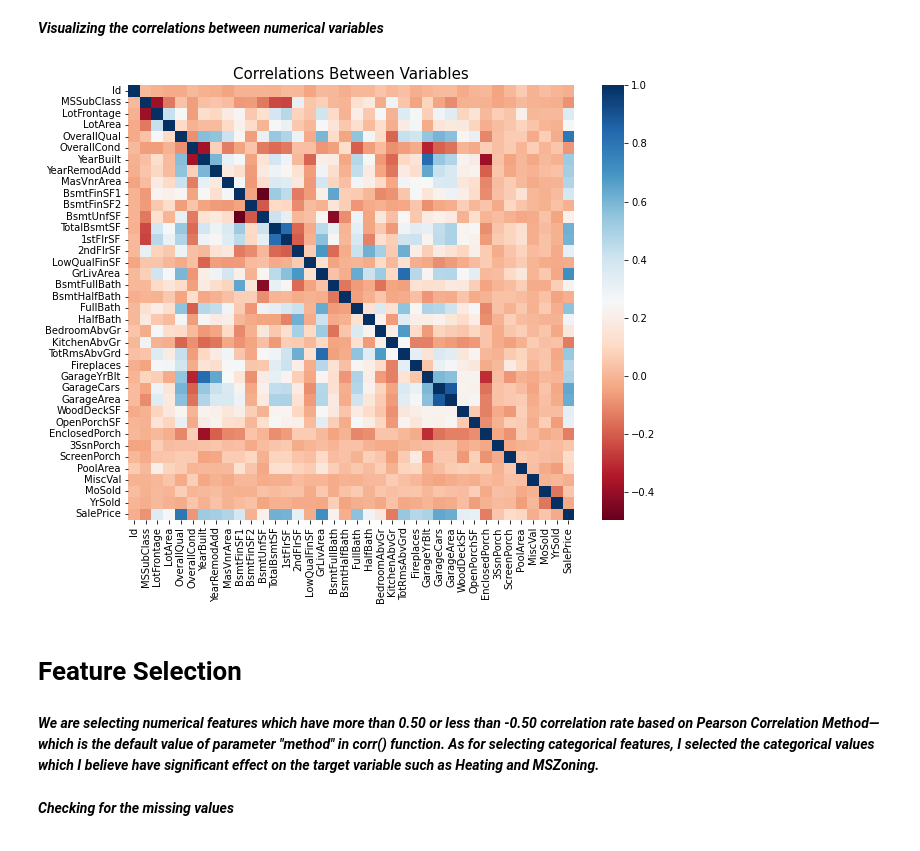
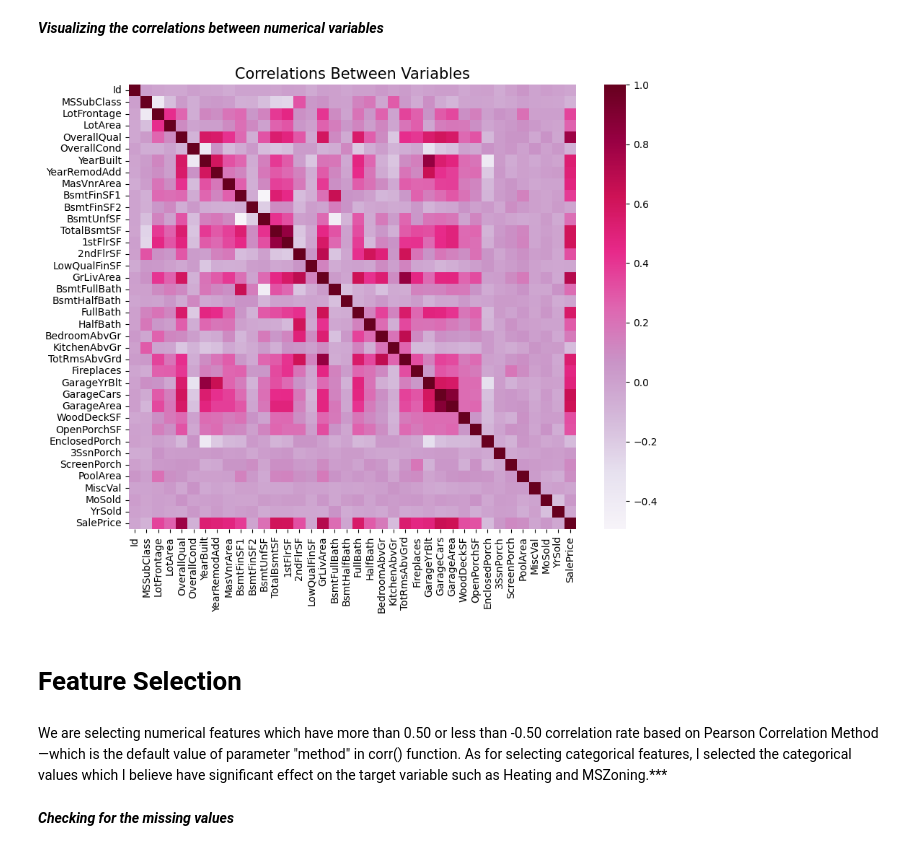
Before and after one commit to nohaylaTanajyt1/house_price_prediction, a Jupyter notebook: house_price_prediction.ipynb, the cells around one changed output. Saved outputs shown, nothing was run; the diff lists cells and outputs as text; code cells hidden in the pictures.

```diff
--- a/house_price_prediction.ipynb
+++ b/house_price_prediction.ipynb
@@ -108,7 +108,7 @@ from sklearn.preprocessing import PolynomialFeatures
 # %% [markdown]
 <h1 style="font-family: 'Times New Roman'; letter-spacing: 0.08em;">Loading the Data</h1>
 # %%
-df = pd.read_csv("../input/house-prices-advanced-regression-techniques/train.csv")
+df = pd.read_csv("train.csv")
 # %% [markdown]
 <h1 style="font-family: 'Times New Roman'; letter-spacing: 0.08em;">Exploratory Data Analysis</h1>
 # %% [markdown]
@@ -177,15 +177,15 @@ df.describe().T
 ***Visualizing the correlations between numerical variables***
 # %%
 plt.figure(figsize=(10,8))
-sns.heatmap(df.corr(), cmap="RdBu")
+sns.heatmap(df.corr(), cmap="PuRd")
 plt.title("Correlations Between Variables", size=15)
 plt.show()
 # %% [output]
-[figure, old version]
+[figure, new version]
 # %% [markdown]
 <h1 style="font-family: 'Times New Roman'; letter-spacing: 0.08em;">Feature Selection</h1>
 # %% [markdown]
-***We are selecting numerical features which have more than 0.50 or less than -0.50 correlation rate based on Pearson Correlation Method—which is the default value of parameter "method" in corr() function. As for selecting categorical features, I selected the categorical values which I believe have significant effect on the target variable such as Heating and MSZoning.***
+We are selecting numerical features which have more than 0.50 or less than -0.50 correlation rate based on Pearson Correlation Method—which is the default value of parameter "method" in corr() function. As for selecting categorical features, I selected the categorical values which I believe have significant effect on the target variable such as Heating and MSZoning.***
 # %%
 important_num_cols = list(df.corr()["SalePrice"][(df.corr()["SalePrice"]>0.50) | (df.corr()["SalePrice"]<-0.50)].index)
 cat_cols = ["MSZoning", "Utilities","BldgType","Heating","KitchenQual","SaleCondition","LandSlope"]
```
Also changed, not shown: parts of 10 cells of this notebook.
